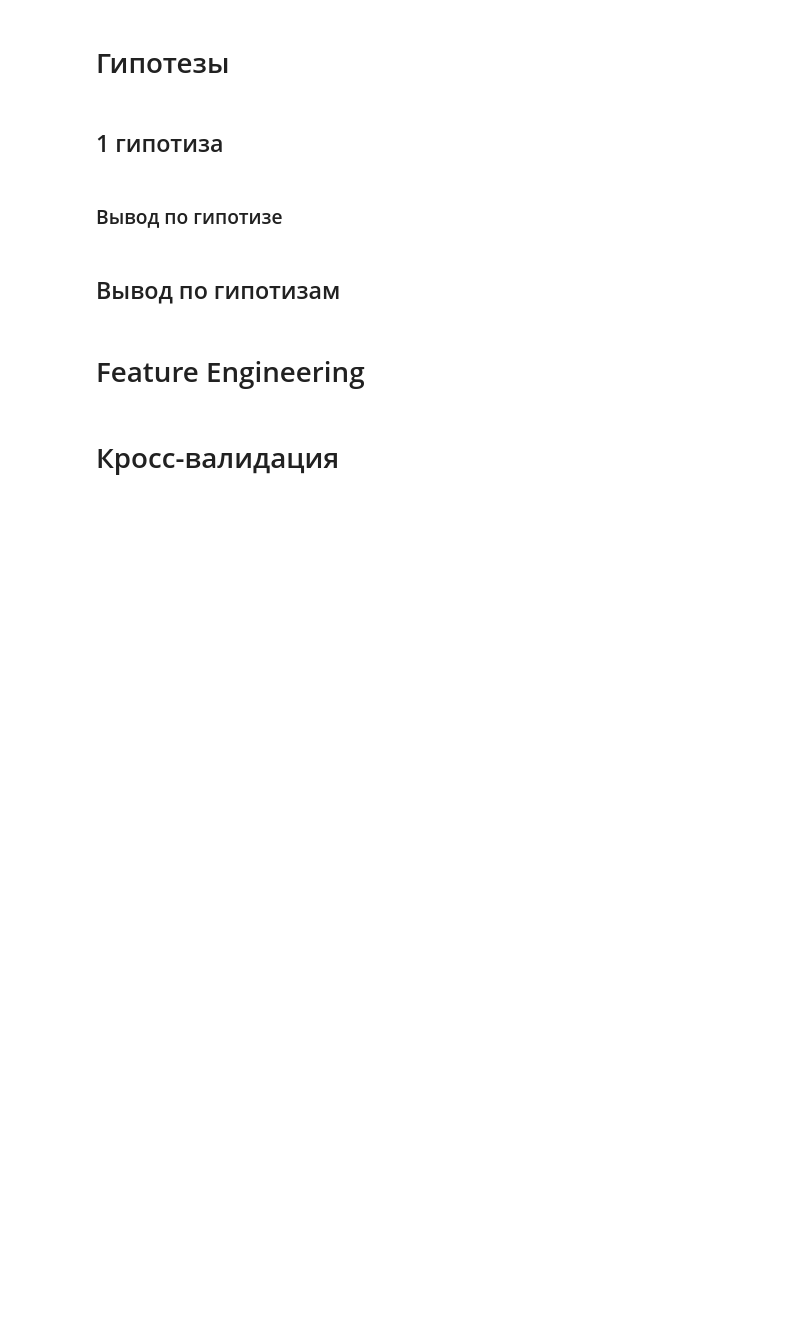
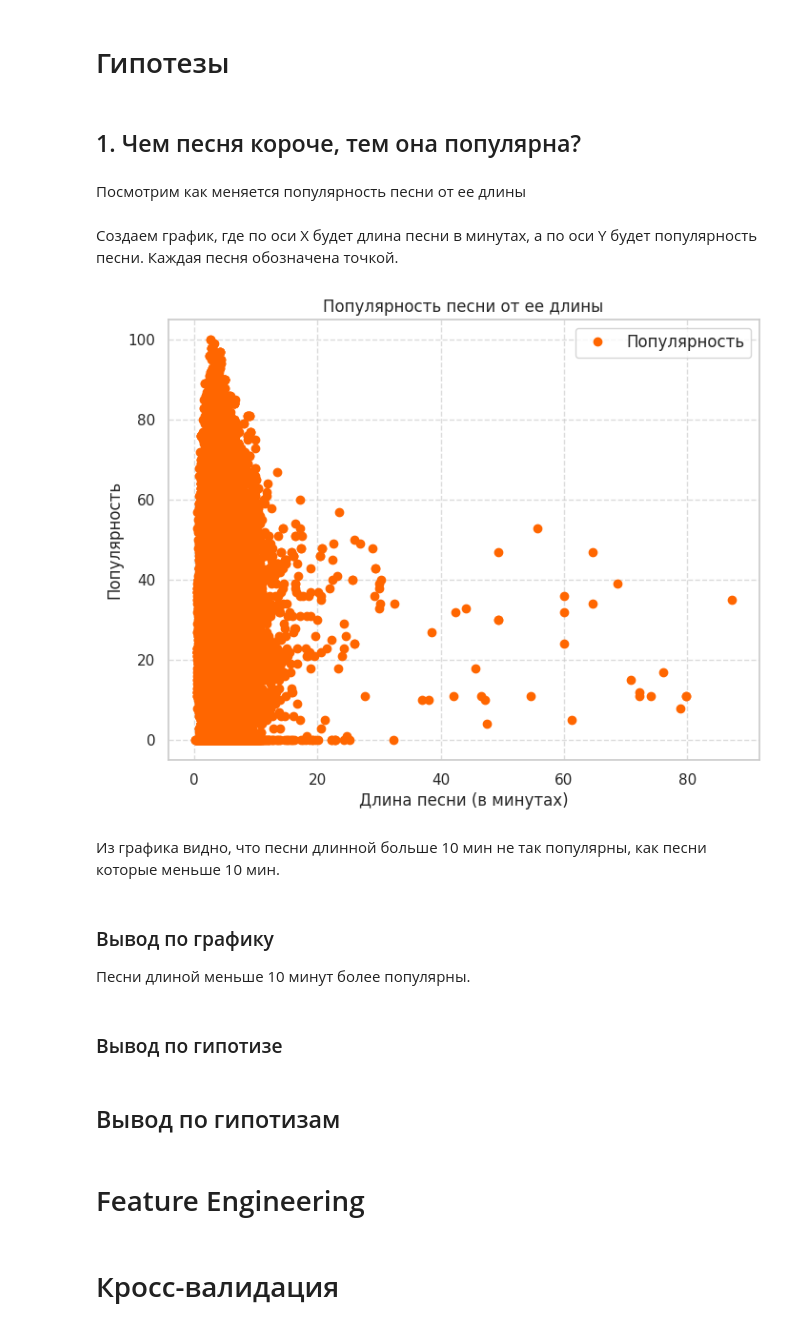
Before and after one commit to pilmeha/kaggleSpotify, a Jupyter notebook: GarmaevSpotify.ipynb, the cells around one changed output. Drawn from its saved outputs; the diff is of its cells as text; code cells hidden in the pictures; blank space fills up the shorter version.

```diff
--- a/GarmaevSpotify.ipynb
+++ b/GarmaevSpotify.ipynb
@@ -168,7 +297,34 @@ df.head()
 # %% [markdown]
 # Гипотезы
-# %% [markdown]
-## 1 гипотиза
+# %% [markdown]
+## 1. Чем песня короче, тем она популярна?
+# %% [markdown]
+Посмотрим как меняется популярность песни от ее длины
+# %% [markdown]
+Создаем график, где по оси X будет длина песни в минутах, а по оси Y будет популярность песни. Каждая песня обозначена точкой.
+# %%
+fig, ax = plt.subplots(figsize=(8, 6))
+sns.set_style('whitegrid')
+
+#создаем график
+ax.plot(df['duration_min'], df['popularity'], marker='o', linestyle='', color='#ff6600', linewidth=2, label='Популярность')
+
+#установка сетки
+ax.grid(True, linestyle='--', alpha=0.7)
+
+ax.set_xlabel('Длина песни (в минутах)')
+ax.set_ylabel('Популярность')
+ax.set_title('Популярность песни от ее длины')
+
+ax.legend(fontsize=12)
+plt.show()
+# %% [output]
+[figure, added]
+# %% [markdown]
+Из графика видно, что песни длинной больше 10 мин не так популярны, как песни которые меньше 10 мин.
+# %% [markdown]
+### Вывод по графику
+Песни длиной меньше 10 минут более популярны.
 # %% [markdown]
 ### Вывод по гипотизе
 # %% [markdown]
```
Also changed, not shown: parts of 23 cells of this notebook.
